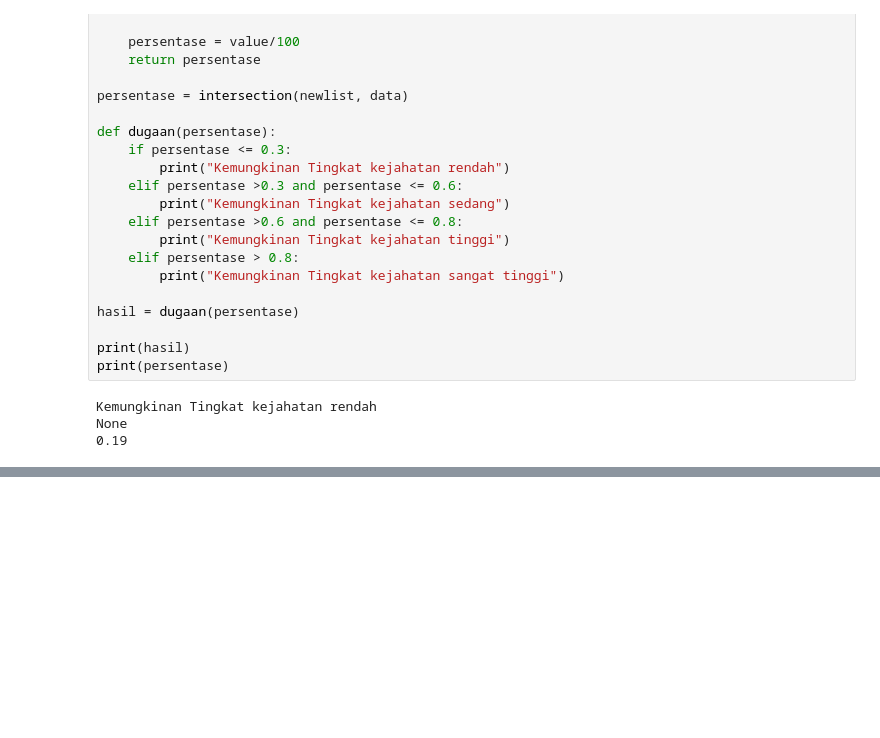
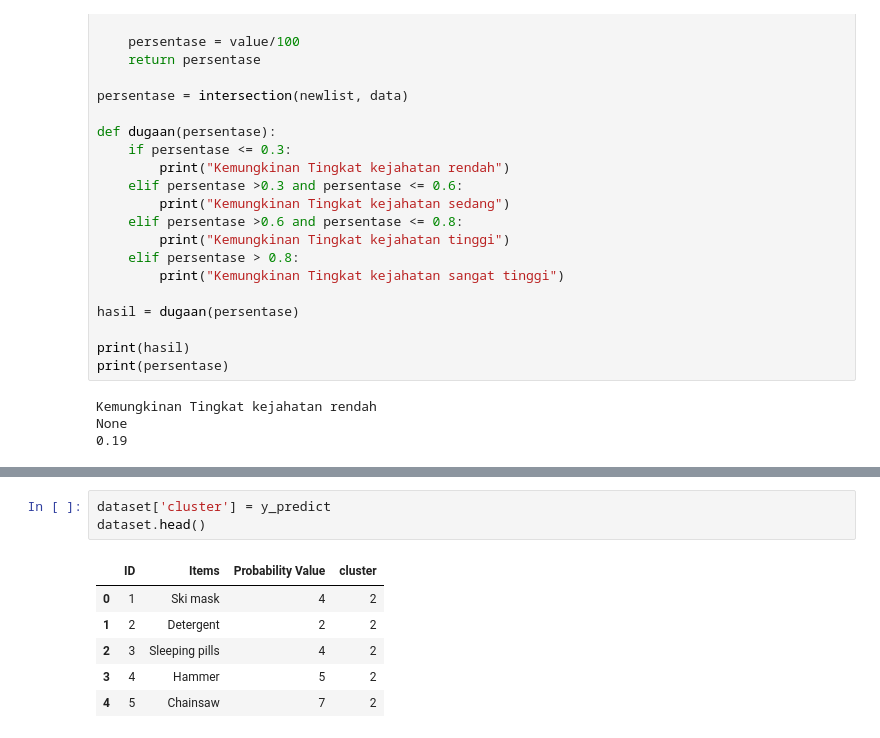
Before and after one commit to TioHalu/suspicious-item-detection, a Jupyter notebook: main.ipynb, the cells around one changed output, grey strips where cells are left out. Cells and saved outputs as stored; diff of their text form; blank space fills up the shorter version.

```diff
--- a/main.ipynb
+++ b/main.ipynb
@@ -186,0 +269,10 @@ None
+# %%
+dataset['cluster'] = y_predict
+dataset.head()
+# %% [output]
+|  | ID | Items | Probability Value | cluster |
+| 0 | 1 | Ski mask | 4 | 2 |
+| 1 | 2 | Detergent | 2 | 2 |
+| 2 | 3 | Sleeping pills | 4 | 2 |
+| 3 | 4 | Hammer | 5 | 2 |
+| 4 | 5 | Chainsaw | 7 | 2 |
```
Also changed, not shown: parts of 9 cells of this notebook, 1 other file.
